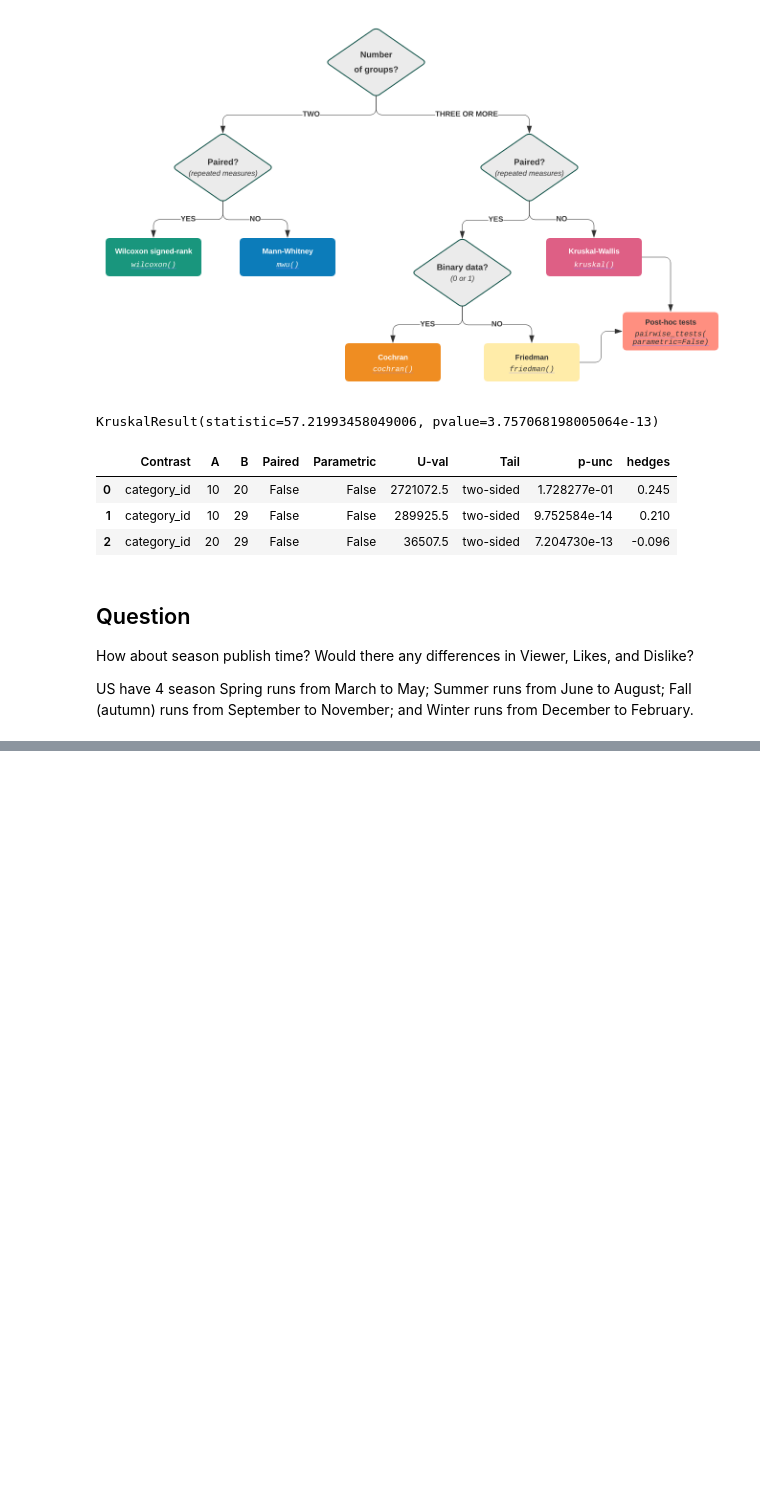
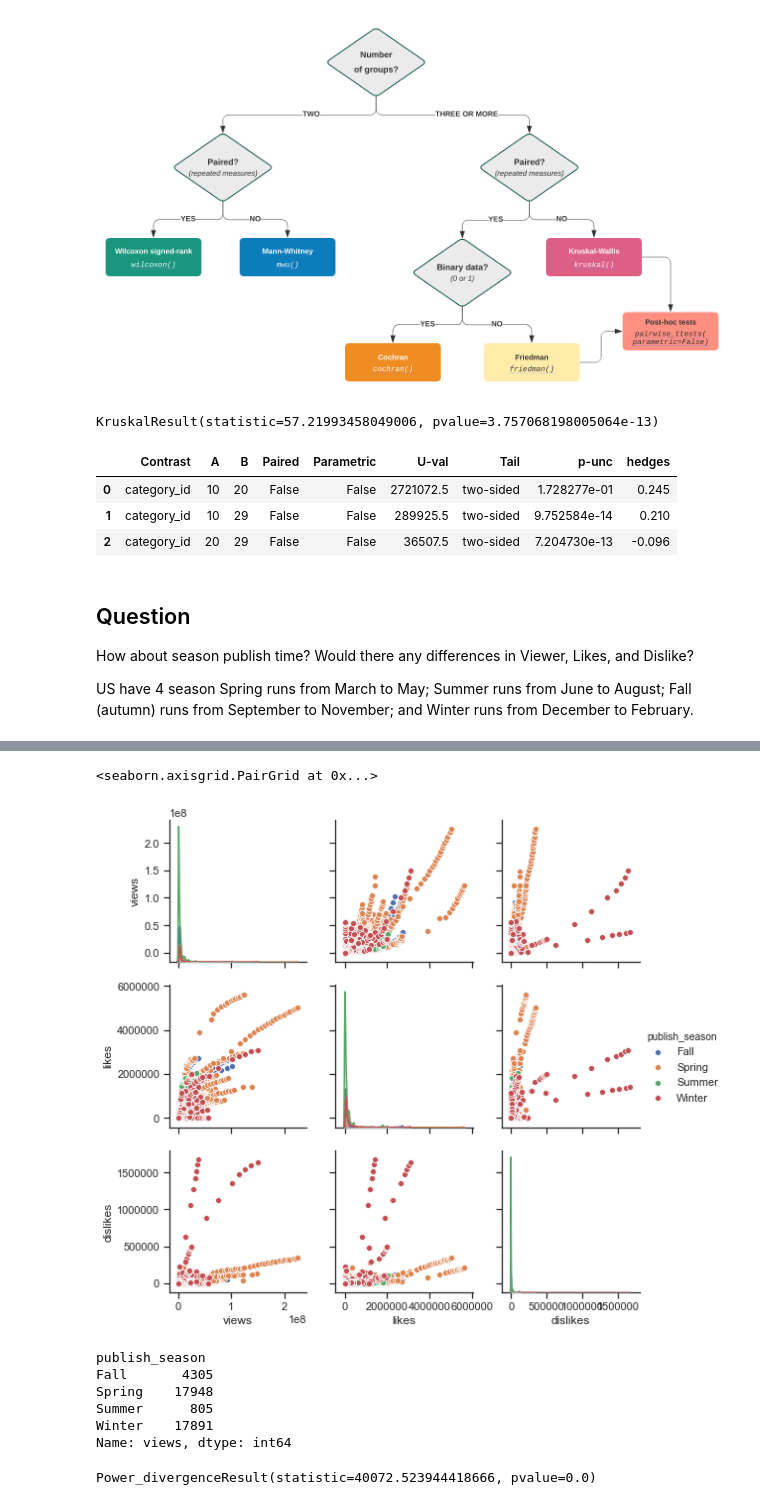
Before and after one commit to rahmanfp21/JC-DS-JKT-07, a Jupyter notebook: Seaborn_stat.ipynb, the cells around one changed output, grey strips where cells are left out. Cells and saved outputs as stored; diff of their text form; code cells hidden in the pictures; blank space fills up the shorter version.

```diff
--- a/Seaborn_stat.ipynb
+++ b/Seaborn_stat.ipynb
@@ -731,0 +846,5 @@ Winter runs from December to February.
+# %%
+sns.pairplot(youtube[['views','likes', 'dislikes', 'publish_season']], hue = 'publish_season')
+# %% [output]
+<seaborn.axisgrid.PairGrid at 0x...>
+[figure, added]
@@ -731,0 +853,13 @@ Winter runs from December to February.
+# %%
+youtube.groupby('publish_season').count()['views']
+# %% [output]
+publish_season
+Fall       4305
+Spring    17948
+Summer      805
+Winter    17891
+Name: views, dtype: int64
+# %%
+chisquare(np.array(youtube.groupby('category_id').count()['views']))
+# %% [output]
+Power_divergenceResult(statistic=40072.523944418666, pvalue=0.0)
```
Also changed, not shown: parts of 36 cells of this notebook, 1 other file.
